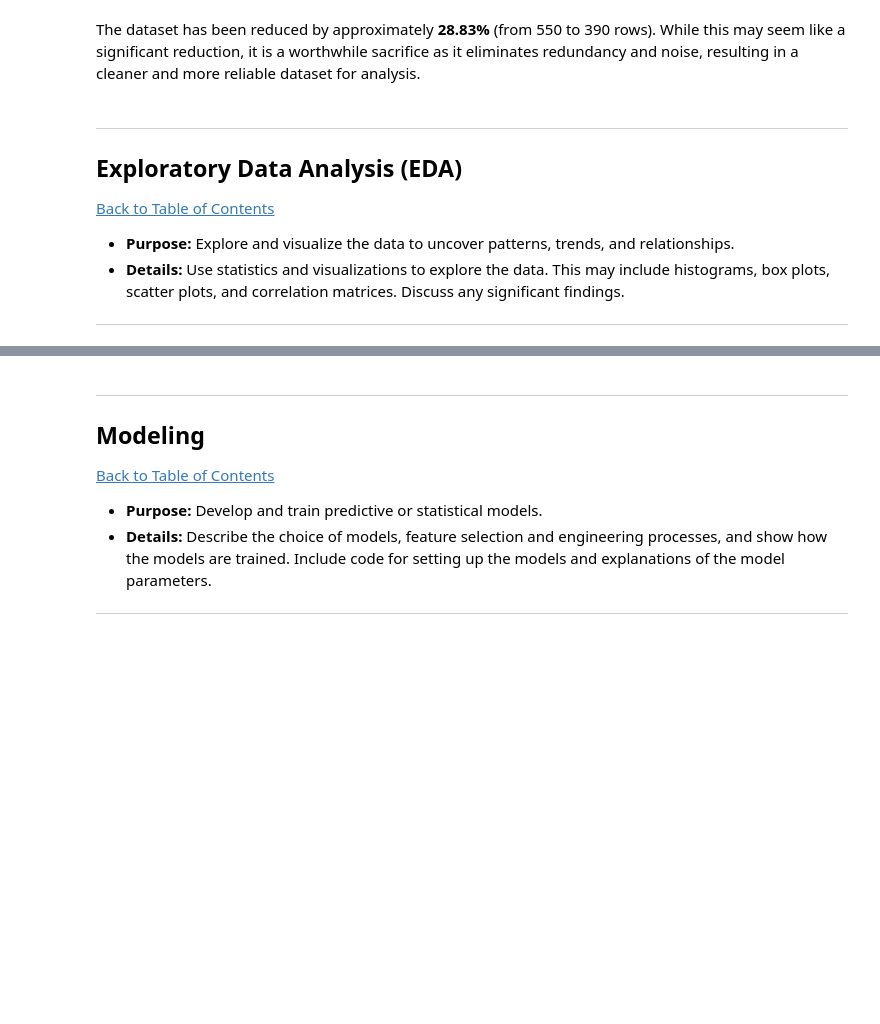
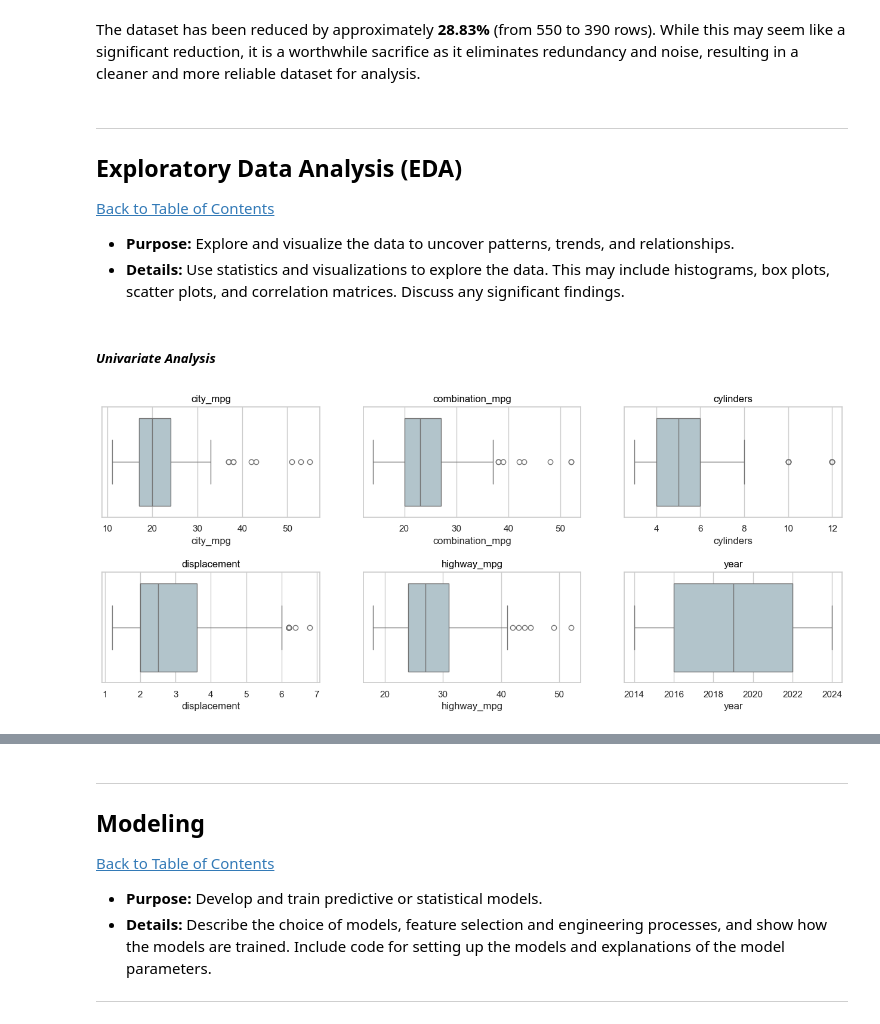
Before and after one commit to lamelkekana/Fuel_Economy_Insights, a Jupyter notebook: fuel_efficiency_analysis.ipynb, the cells around one changed output, grey strips where cells are left out. Drawn from its saved outputs; the diff is of its cells as text; code cells hidden in the pictures; blank space fills up the shorter version.

Commit message:
univariate analysis
understanding numerical feature distributions

```diff
--- a/fuel_efficiency_analysis.ipynb
+++ b/fuel_efficiency_analysis.ipynb
@@ -450,4 +454,3 @@ The dataset has been reduced by approximately **28.83%** (from 550 to 390 rows).
 
 * **Purpose:** Explore and visualize the data to uncover patterns, trends, and relationships.
 * **Details:** Use statistics and visualizations to explore the data. This may include histograms, box plots, scatter plots, and correlation matrices. Discuss any significant findings.
----
@@ -455,0 +457,26 @@ The dataset has been reduced by approximately **28.83%** (from 550 to 390 rows).
+# %% [markdown]
+##### ***Univariate Analysis***
+# %%
+# create df only including numerical feature
+numeric_df = df.select_dtypes(include=['number'])
+
+# extract numeric_df column names and store in a list
+num_features = numeric_df.columns.to_list()
+# %%
+#
+figs, axes = plt.subplots(2, 3, figsize=(16,6))
+axes = axes.flatten()
+
+# Set a glossy style
+sns.set(style="whitegrid", palette="muted")
+
+# Create boxplots for each feature
+for i, col in enumerate(num_features):
+    sns.boxplot(x=df[col], ax=axes[i], color='#AEC6CF',)
+    axes[i].set_title(f"{col}", color="black") # set title for each feature
+
+# set spacing
+plt.subplots_adjust(hspace=0.5)
+plt.show()
+# %% [output]
+[figure, added]
```
Also changed, not shown: parts of 3 cells of this notebook.
